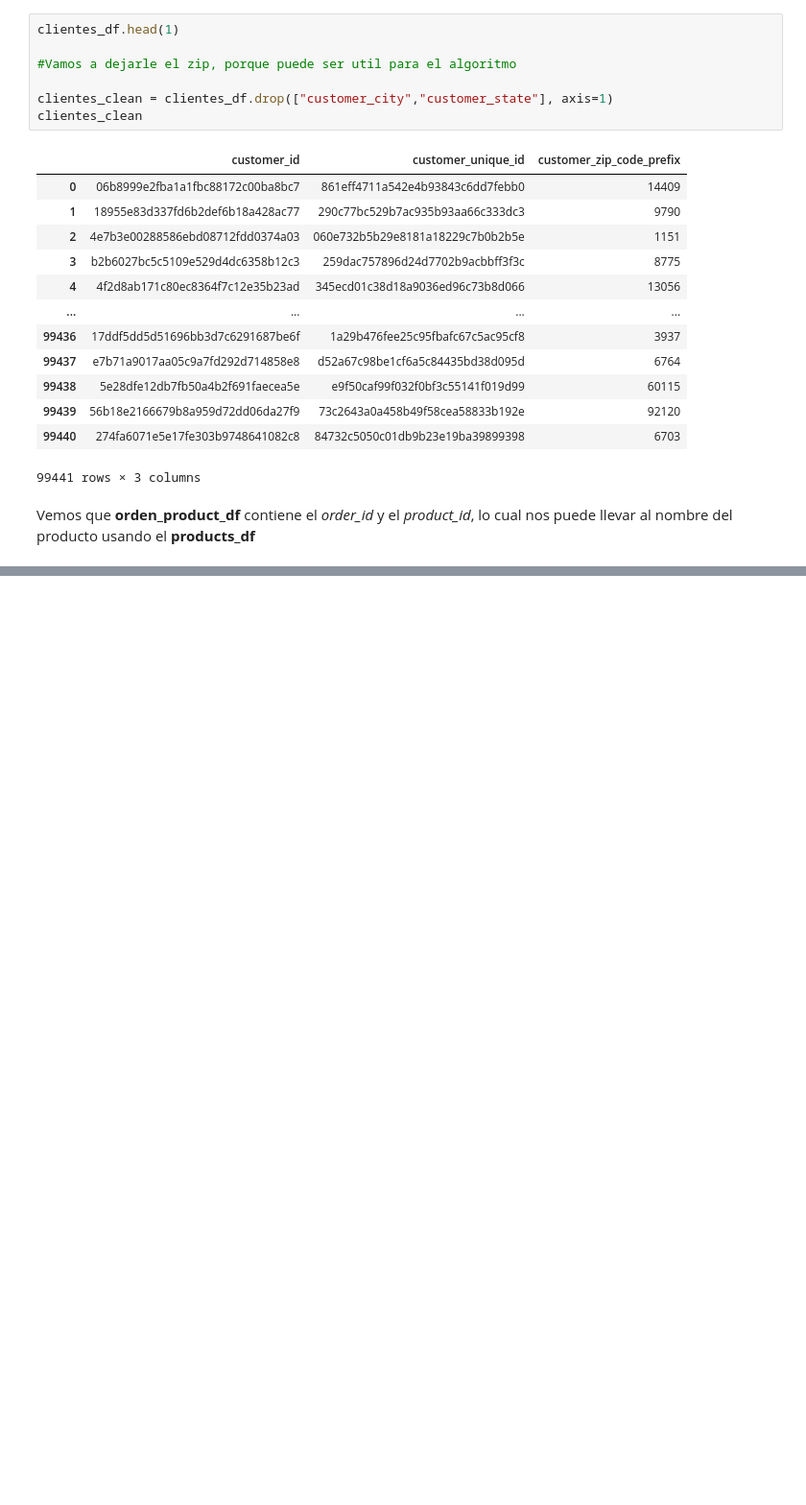
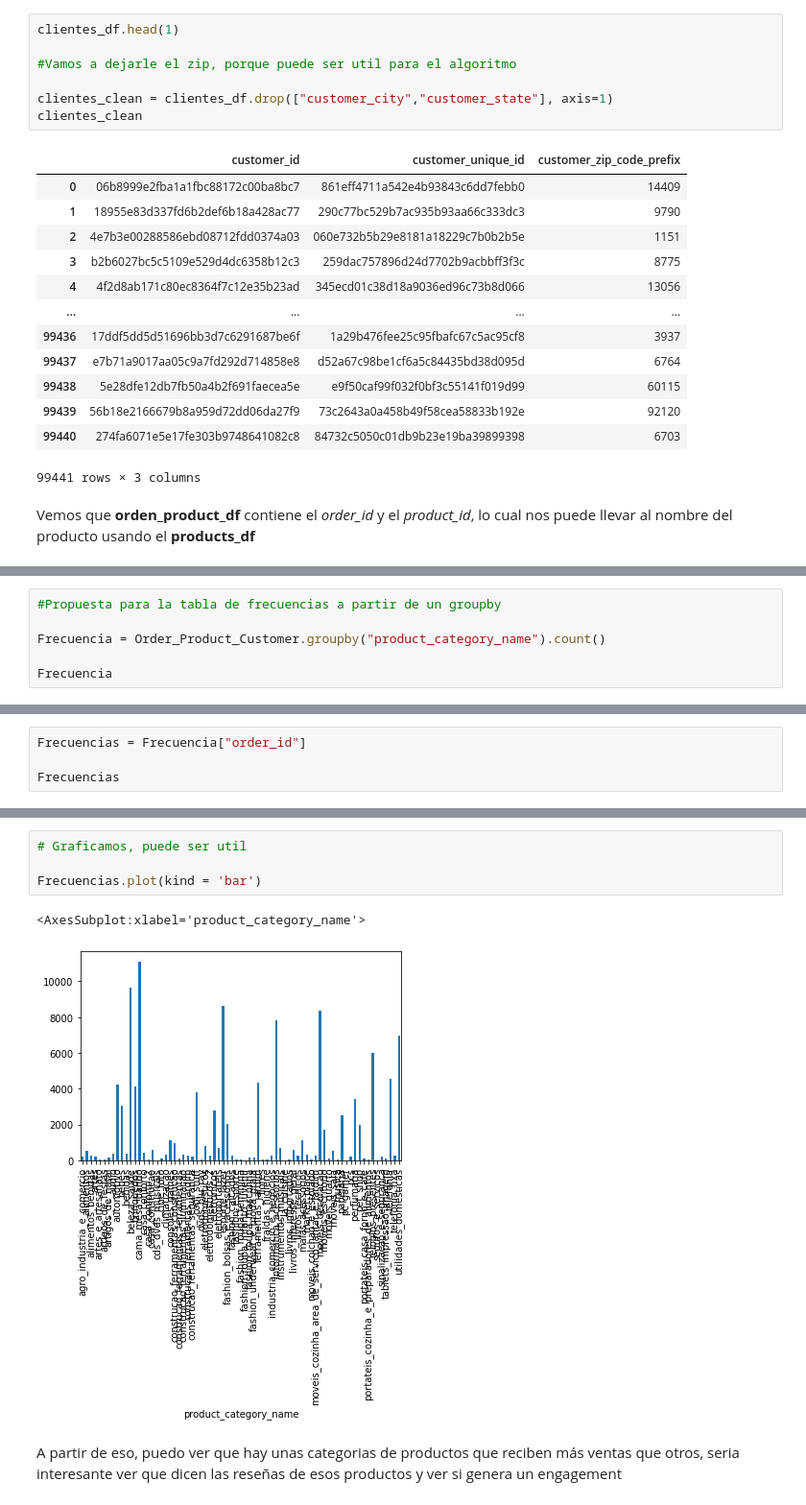
Before and after one commit to Platzi-Master-C10-Brazilian-Ecommerce/Base-Analysis, a Jupyter notebook: A_priori_algorithm.ipynb, the cells around one changed output, grey strips where cells are left out. Shown: that part at 96% size. Saved outputs shown, nothing was run; the diff lists cells and outputs as text; blank space fills up the shorter version.

```diff
--- a/A_priori_algorithm.ipynb
+++ b/A_priori_algorithm.ipynb
@@ -159,0 +163,6 @@ Order_Product_Customer
+# %%
+#Propuesta para la tabla de frecuencias a partir de un groupby
+
+Frecuencia = Order_Product_Customer.groupby("product_category_name").count()
+
+Frecuencia
@@ -159,0 +184,4 @@ Order_Product_Customer
+# %%
+Frecuencias = Frecuencia["order_id"]
+
+Frecuencias
@@ -159,0 +202,9 @@ Order_Product_Customer
+# %%
+# Graficamos, puede ser util
+
+Frecuencias.plot(kind = 'bar')
+# %% [output]
+<AxesSubplot:xlabel='product_category_name'>
+[figure, added]
+# %% [markdown]
+A partir de eso, puedo ver que hay unas categorias de productos que reciben más ventas que otros, seria interesante ver que dicen las reseñas de esos productos y ver si genera un engagement
```
Also changed, not shown: parts of 12 cells of this notebook.
